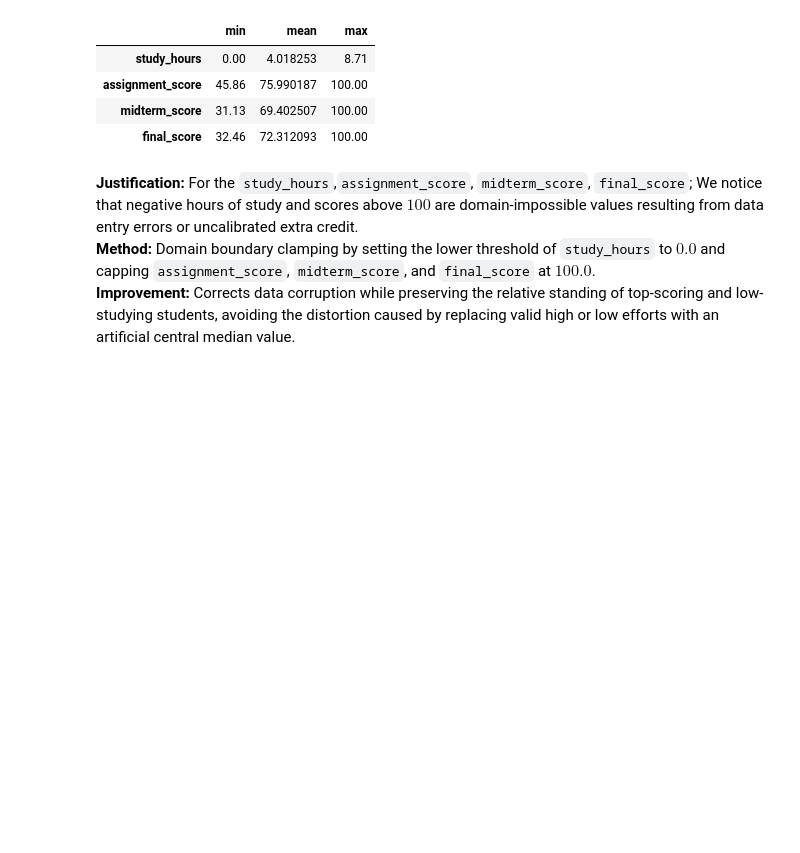
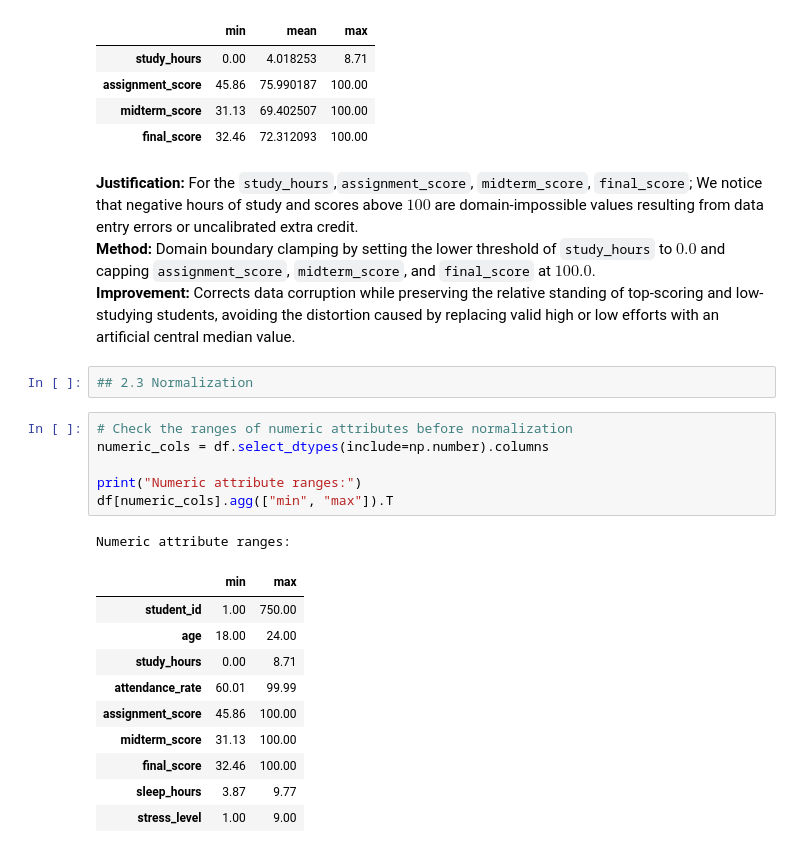
Before and after one commit to LaraAlmani/IT326, a Jupyter notebook: Phase2.ipynb, the cells around one changed output. Cells and saved outputs as stored; diff of their text form; blank space fills up the shorter version.

Commit message:
Normalization is done

```diff
--- a/Phase2.ipynb
+++ b/Phase2.ipynb
@@ -361,3 +363,23 @@ Updated ranges after domain boundary clamping:
 **Justification:** For the `study_hours`,`assignment_score`, `midterm_score`, `final_score`; We notice that negative hours of study and scores above $100$ are domain-impossible values resulting from data entry errors or uncalibrated extra credit.
 **Method:** Domain boundary clamping by setting the lower threshold of `study_hours` to $0.0$ and capping `assignment_score`, `midterm_score`, and `final_score` at $100.0$.
 **Improvement:** Corrects data corruption while preserving the relative standing of top-scoring and low-studying students, avoiding the distortion caused by replacing valid high or low efforts with an artificial central median value.
+# %%
+## 2.3 Normalization
+# %%
+# Check the ranges of numeric attributes before normalization
+numeric_cols = df.select_dtypes(include=np.number).columns
+
+print("Numeric attribute ranges:")
+df[numeric_cols].agg(["min", "max"]).T
+# %% [output]
+Numeric attribute ranges:
+|  | min | max |
+| student_id | 1.00 | 750.00 |
+| age | 18.00 | 24.00 |
+| study_hours | 0.00 | 8.71 |
+| attendance_rate | 60.01 | 99.99 |
+| assignment_score | 45.86 | 100.00 |
+| midterm_score | 31.13 | 100.00 |
+| final_score | 32.46 | 100.00 |
+| sleep_hours | 3.87 | 9.77 |
+| stress_level | 1.00 | 9.00 |
```
Also changed, not shown: parts of 8 cells of this notebook.
